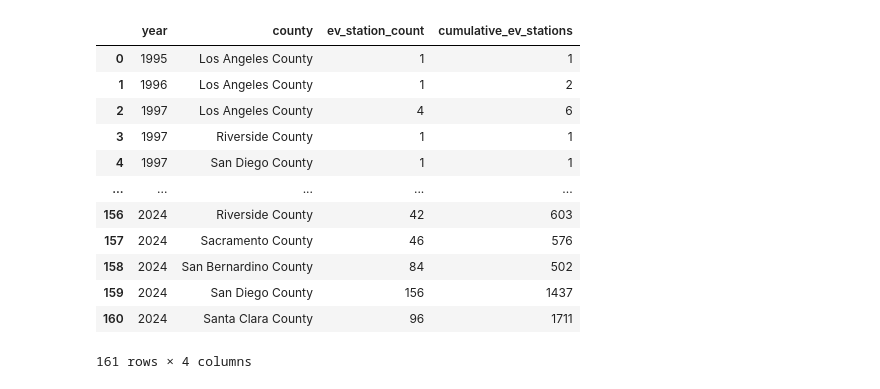
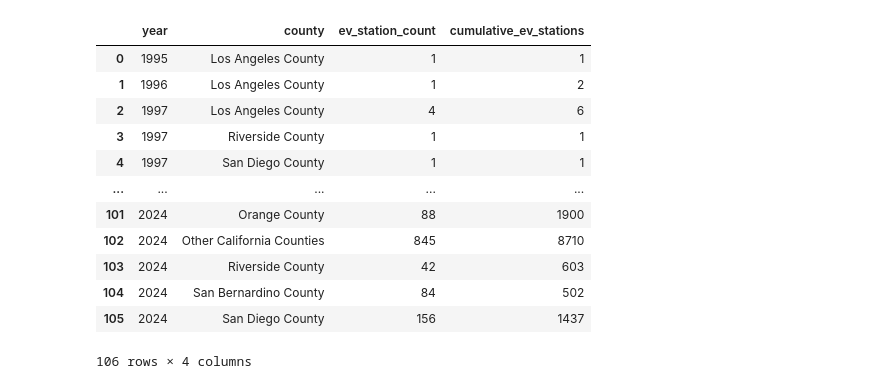
Before and after one commit to rune-encoder/Project-1, a Jupyter notebook: notebooks/individual_work/alex_exploration/California merging counties.ipynb, the cells around one changed output. Saved outputs shown, nothing was run; the diff lists cells and outputs as text; code cells hidden in the pictures.

```diff
--- a/notebooks/individual_work/alex_exploration/California merging counties.ipynb
+++ b/notebooks/individual_work/alex_exploration/California merging counties.ipynb
@@ -4,38 +4,38 @@ import datetime as dt
 import pandas as pd
 import numpy as np
 # %%
-df_ca = pd.read_csv(Path("../../../data/processed_data/ca_evstation_progression.csv"))
+df_ca = pd.read_csv(Path("../../../data/processed_data/ca_cleaned_ev_stations_data.csv"))
 
 # List of specified counties
-specified_counties = ['Los Angeles County', 'San Diego County', 'Orange County', 'Riverside County', 'San Bernardino County', 'Santa Clara County', 'Almeda County', 'Sacramento County', 'Contra Costa County', 'Fresno County']
+specified_counties = ['Los Angeles County', 'San Diego County', 'Orange County', 'Riverside County', 'San Bernardino County']
 
 # Create a new column 'cleaned_county' to store the cleaned county names
 df_ca['cleaned_county'] = df_ca['county']
 
 # Replace the county names not in the specified list with 'Other California Counties'
 df_ca.loc[~df_ca['county'].isin(specified_counties), 'cleaned_county'] = 'Other California Counties'
 
 # Group by 'year' and 'cleaned_county' and sum the 'ev_station_count' and 'cumulative_ev_stations'
 cleaned_df = df_ca.groupby(['year', 'cleaned_county']).sum().reset_index()
 
 # Drop the 'county' column and rename the 'cleaned_county' column back to 'county'
 cleaned_df.drop('county', axis=1, inplace=True)
 cleaned_df.rename(columns={'cleaned_county': 'county'}, inplace=True)
 
 cleaned_df
 # %% [output]
 |  | year | county | ev_station_count | cumulative_ev_stations |
 | 0 | 1995 | Los Angeles County | 1 | 1 |
 | 1 | 1996 | Los Angeles County | 1 | 2 |
 | 2 | 1997 | Los Angeles County | 4 | 6 |
 | 3 | 1997 | Riverside County | 1 | 1 |
 | 4 | 1997 | San Diego County | 1 | 1 |
 | ... | ... | ... | ... | ... |
-| 156 | 2024 | Riverside County | 42 | 603 |
-| 157 | 2024 | Sacramento County | 46 | 576 |
-| 158 | 2024 | San Bernardino County | 84 | 502 |
-| 159 | 2024 | San Diego County | 156 | 1437 |
-| 160 | 2024 | Santa Clara County | 96 | 1711 |
+| 101 | 2024 | Orange County | 88 | 1900 |
+| 102 | 2024 | Other California Counties | 845 | 8710 |
+| 103 | 2024 | Riverside County | 42 | 603 |
+| 104 | 2024 | San Bernardino County | 84 | 502 |
+| 105 | 2024 | San Diego County | 156 | 1437 |
-161 rows × 4 columns
+106 rows × 4 columns
 # %%
 # Save the cleaned data to a new CSV file
```
Also changed, not shown: parts of 3 cells of this notebook, 7 other files.
